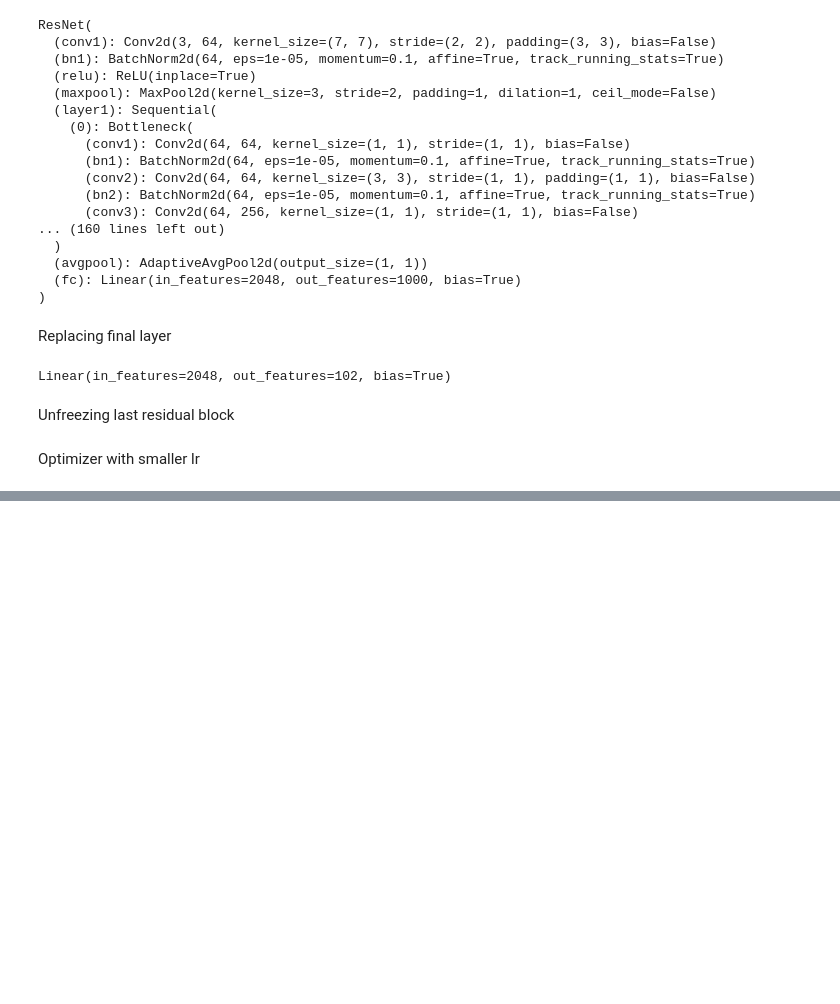
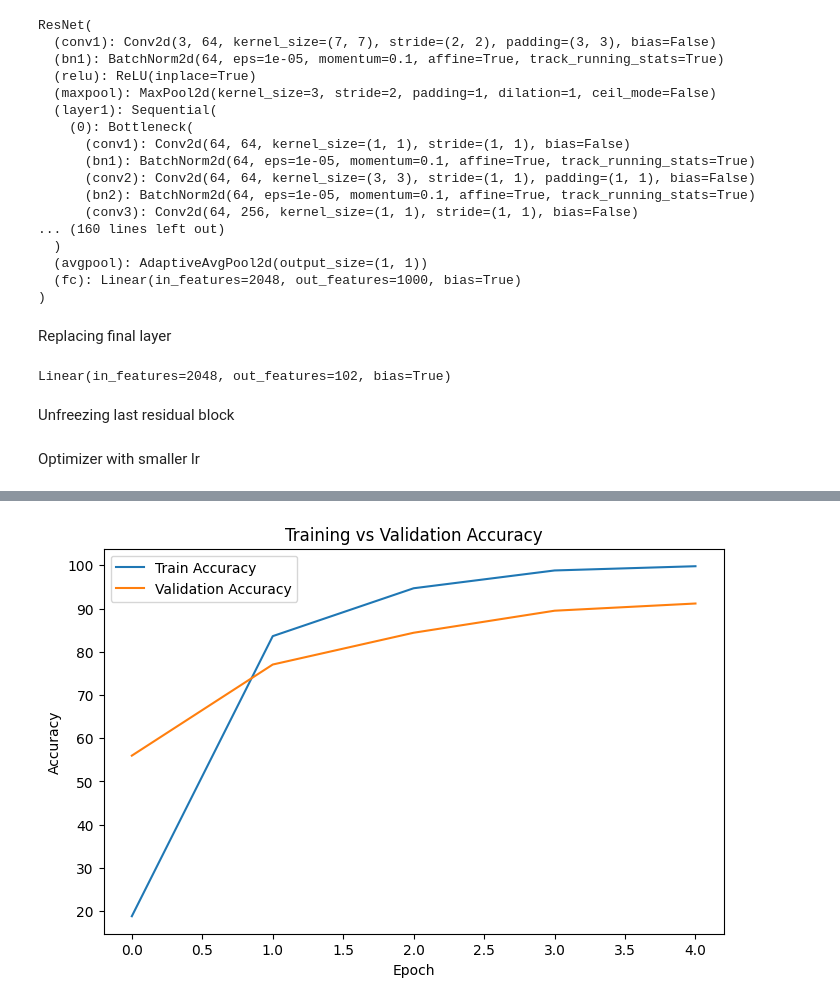
Before and after one commit to vikas-gp/DeepLearningModels, a Jupyter notebook: Transfer Learning/model_1.ipynb, the cells around one changed output, grey strips where cells are left out. Drawn from its saved outputs; the diff is of its cells as text; code cells hidden in the pictures; blank space fills up the shorter version.

```diff
--- a/Transfer Learning/model_1.ipynb
+++ b/Transfer Learning/model_1.ipynb
@@ -447,11 +504,7 @@ for epoch in range(epochs2):
 
             loss = criterion2(outputs, labels)
 
-            loss.backward()
-
-            optimizer2.step()
-
-            running_loss += loss.item()
+            val_loss += loss.item()
 
             _, predicted = torch.max(outputs, 1)
 
@@ -467,7 +520,7 @@ for epoch in range(epochs2):
     print(f"Epoch [{epoch + 1}/{epochs2}] |"
           f"Train Loss:{train_loss:.4f} |"
           f"Val Loss:{val_loss:.4f} |"
-          f"Train Accuracy:{train_accuract:.4f} |"
+          f"Train Accuracy:{train_accuracy:.4f} |"
           f'Val Accuracy:{val_accuracy:.4f}'
           )
 # %% [output]
@@ -474,0 +532,14 @@ RuntimeError: element 0 of tensors does not require grad and does not have a gra
+# %%
+plt.figure(figsize=(8,5))
+
+plt.plot(train_accuracies2, label="Train Accuracy")
+plt.plot(val_accuracies2, label="Validation Accuracy")
+
+plt.xlabel("Epoch")
+plt.ylabel("Accuracy")
+plt.title("Training vs Validation Accuracy")
+
+plt.legend()
+plt.show()
+# %% [output]
+[figure, added]
```
Also changed, not shown: parts of 14 cells of this notebook.
